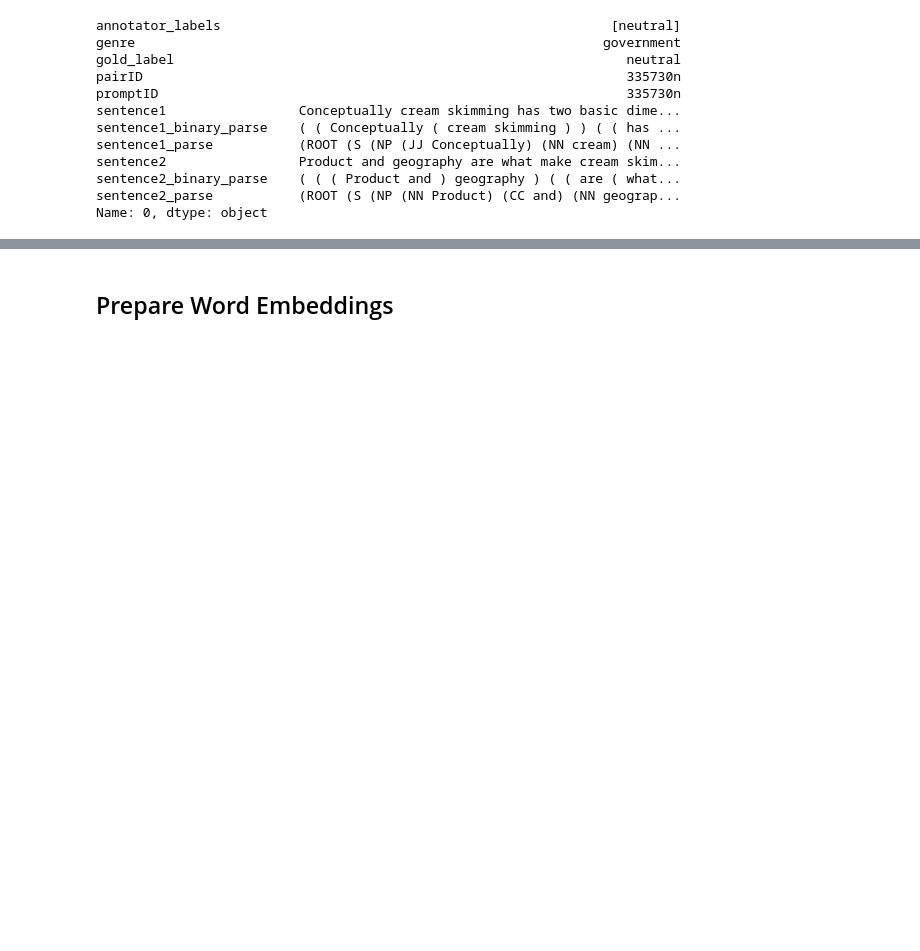
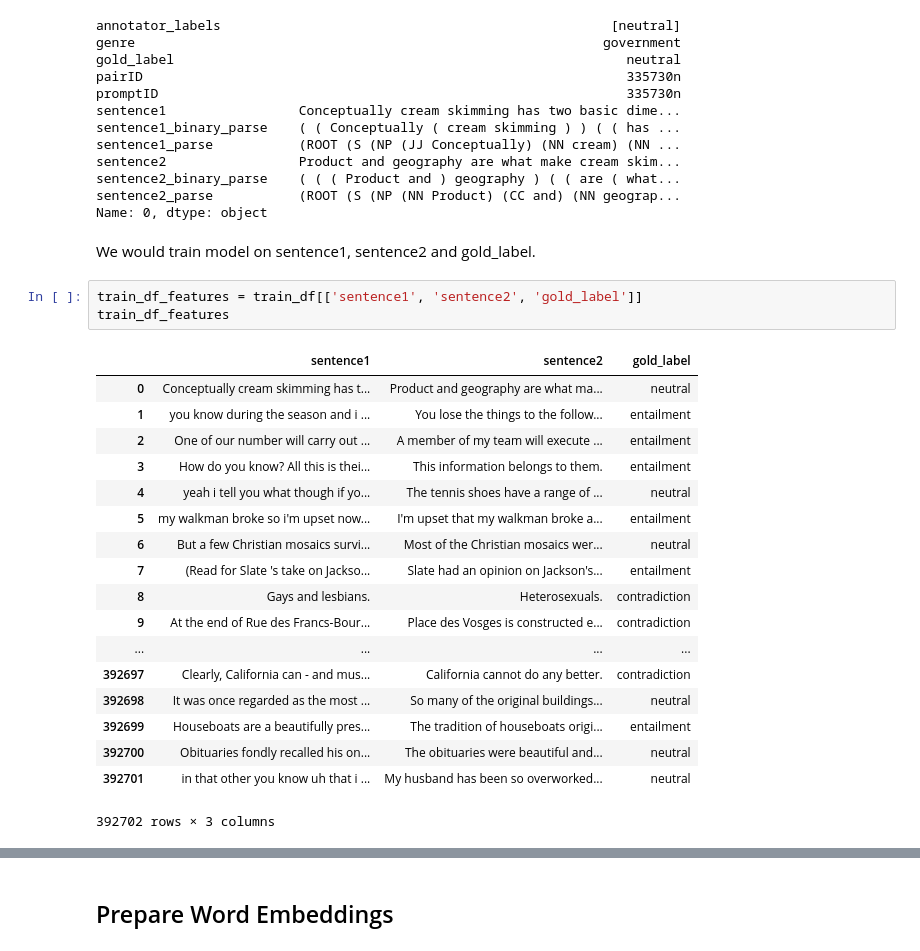
Before and after one commit to kiril-me/rep-task, a Jupyter notebook: Textual_Entailment.ipynb, the cells around one changed output, grey strips where cells are left out. Saved outputs shown, nothing was run; the diff lists cells and outputs as text; blank space fills up the shorter version.

```diff
--- a/Textual_Entailment.ipynb
+++ b/Textual_Entailment.ipynb
@@ -231,3 +240,27 @@ sentence2                 Product and geography are what make cream skim...
 sentence2_binary_parse    ( ( ( Product and ) geography ) ( ( are ( what...
 sentence2_parse           (ROOT (S (NP (NN Product) (CC and) (NN geograp...
 Name: 0, dtype: object
+# %% [markdown]
+We would train model on sentence1, sentence2 and gold_label.
+# %%
+train_df_features = train_df[['sentence1', 'sentence2', 'gold_label']]
+train_df_features
+# %% [output]
+|  | sentence1 | sentence2 | gold_label |
+| 0 | Conceptually cream skimming has t... | Product and geography are what ma... | neutral |
+| 1 | you know during the season and i ... | You lose the things to the follow... | entailment |
+| 2 | One of our number will carry out ... | A member of my team will execute ... | entailment |
+| 3 | How do you know? All this is thei... | This information belongs to them. | entailment |
+| 4 | yeah i tell you what though if yo... | The tennis shoes have a range of ... | neutral |
+| 5 | my walkman broke so i'm upset now... | I'm upset that my walkman broke a... | entailment |
+| 6 | But a few Christian mosaics survi... | Most of the Christian mosaics wer... | neutral |
+| 7 | (Read for Slate 's take on Jackso... | Slate had an opinion on Jackson's... | entailment |
+| 8 | Gays and lesbians. | Heterosexuals. | contradiction |
+| 9 | At the end of Rue des Francs-Bour... | Place des Vosges is constructed e... | contradiction |
+| ... | ... | ... | ... |
+| 392697 | Clearly, California can - and mus... | California cannot do any better. | contradiction |
+| 392698 | It was once regarded as the most ... | So many of the original buildings... | neutral |
+| 392699 | Houseboats are a beautifully pres... | The tradition of houseboats origi... | entailment |
+| 392700 | Obituaries fondly recalled his on... | The obituaries were beautiful and... | neutral |
+| 392701 | in that other you know uh that i ... | My husband has been so overworked... | neutral |
+392702 rows × 3 columns
```
Also changed, not shown: parts of 32 cells of this notebook, 1 other file.
